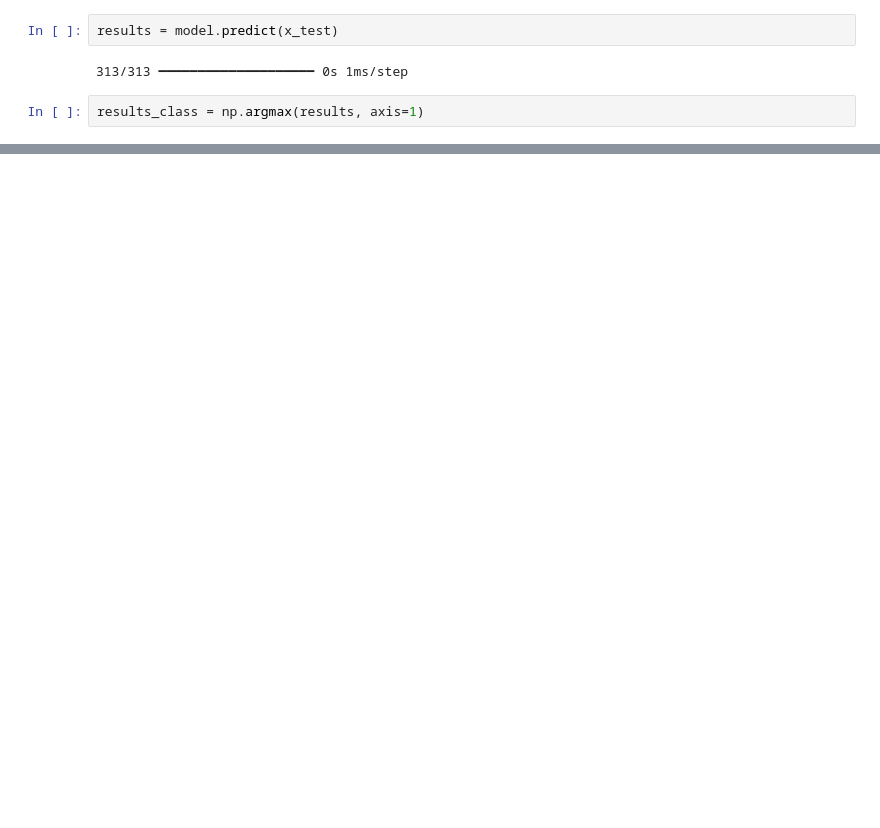
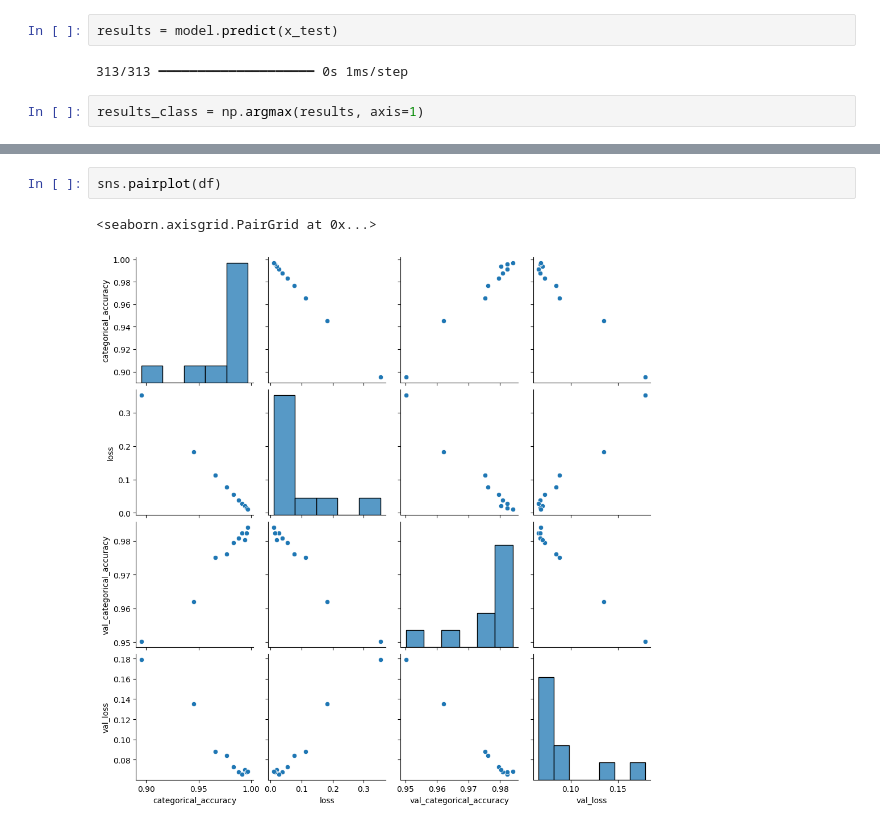
Before and after one commit to m3ll0c/machine-learning, a Jupyter notebook: 03_keras_mnist.ipynb, the cells around one changed output, grey strips where cells are left out. Drawn from its saved outputs; the diff is of its cells as text; blank space fills up the shorter version.

```diff
--- a/03_keras_mnist.ipynb
+++ b/03_keras_mnist.ipynb
@@ -109,0 +122,5 @@ weighted avg       0.92      0.92      0.92     10000
+# %%
+sns.pairplot(df)
+# %% [output]
+<seaborn.axisgrid.PairGrid at 0x...>
+[figure, added]
```
Also changed, not shown: parts of 12 cells of this notebook, 2 other files.
